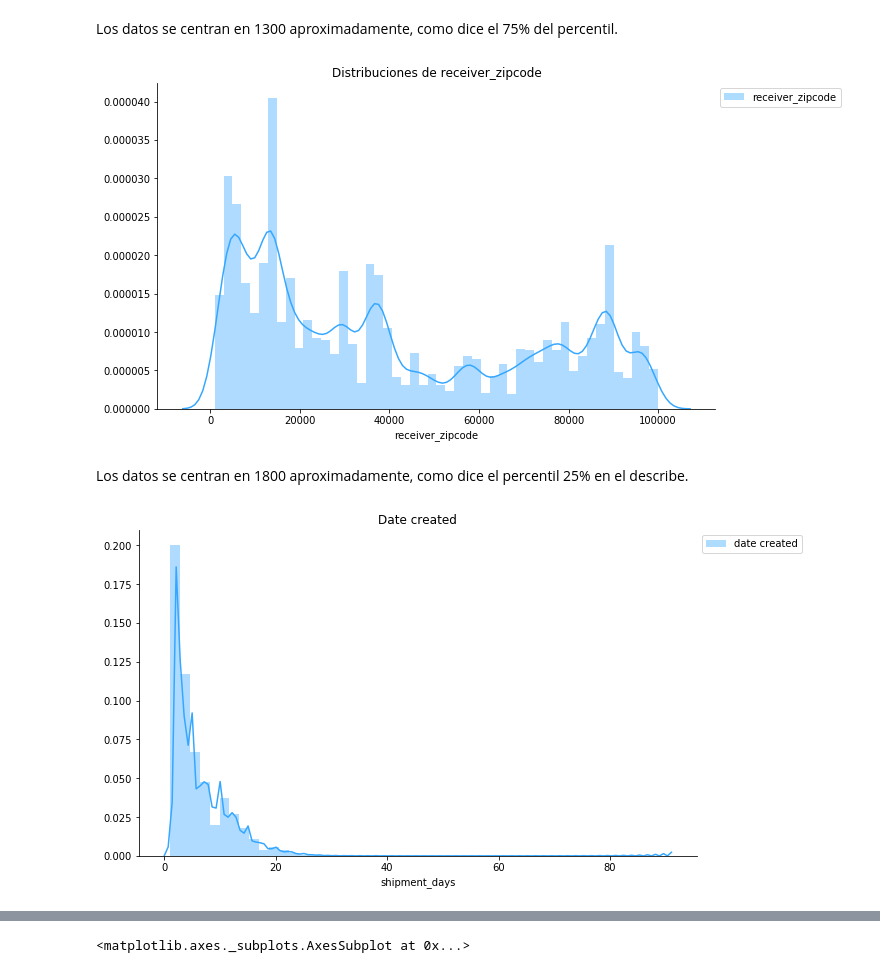
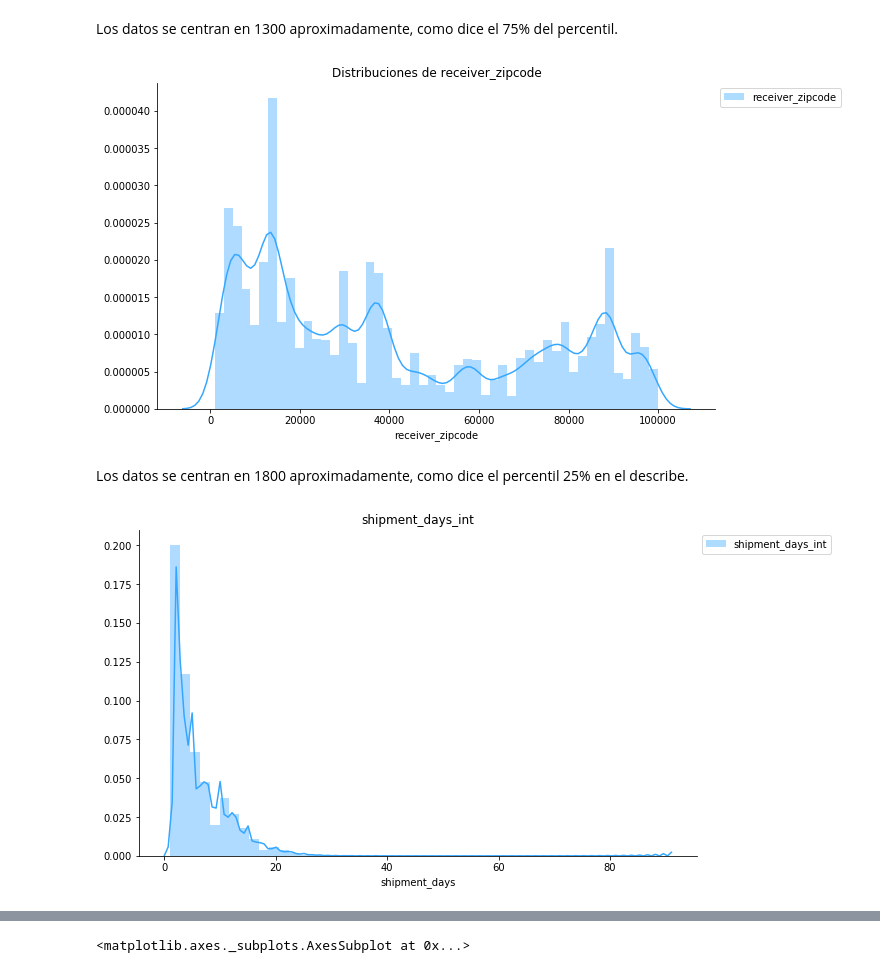
Before and after one commit to cnoeliachaves/diplodatos, a Jupyter notebook: 02_practico.ipynb, the cells around one changed output, grey strips where cells are left out. Cells and saved outputs as stored; diff of their text form; code cells hidden in the pictures.

```diff
--- a/02_practico.ipynb
+++ b/02_practico.ipynb
@@ -300,11 +360,11 @@ seaborn.despine()
 Los datos se centran en 1300 aproximadamente, como dice el 75% del percentil.
 # %%
 plt.figure(figsize=(10,6))
-seaborn.distplot(dataset['receiver_zipcode'], color=BLUE, label='receiver_zipcode')
+seaborn.distplot(dataset_clean['receiver_zipcode'], color=BLUE, label='receiver_zipcode')
 plt.title('Distribuciones de receiver_zipcode')
 plt.legend(bbox_to_anchor=(1, 1), loc=2)
 seaborn.despine()
 # %% [output]
-[figure, old version]
+[figure, new version]
 # %% [markdown]
 Los datos se centran en 1800 aproximadamente, como dice el percentil 25% en el describe.
@@ -320,11 +371,11 @@ def clean_shipment_days(dataset):
 # %%
 plt.figure(figsize=(10,6))
-seaborn.distplot(shipment_days_int, color=BLUE, label='date created')
-plt.title('Date created')
+seaborn.distplot(shipment_days_int, color=BLUE, label='shipment_days_int')
+plt.title('shipment_days_int')
 plt.legend(bbox_to_anchor=(1, 1), loc=2)
 seaborn.despine()
 # %% [output]
-[figure, old version]
+[figure, new version]
 # %%
 receiver_zipcode_ds=dataset.groupby('receiver_zipcode').size()
 receiver_zipcode_ds
```
Also changed, not shown: parts of 30 cells of this notebook.
